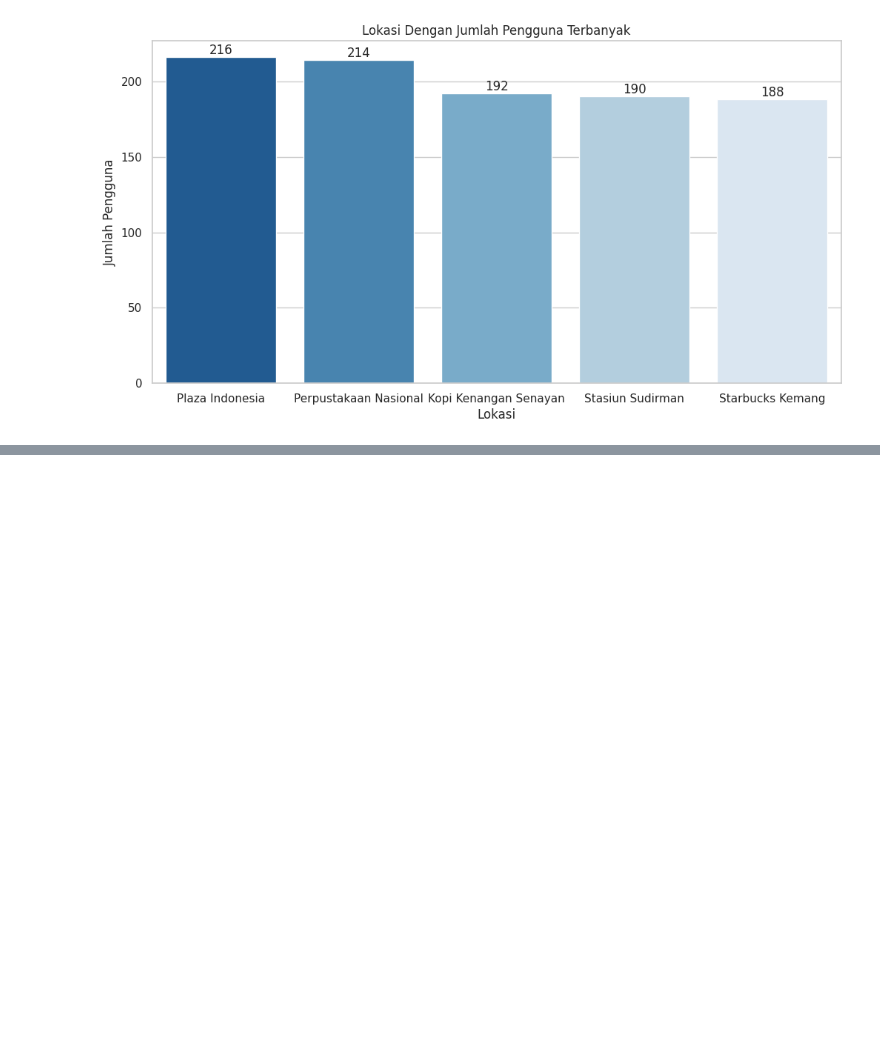
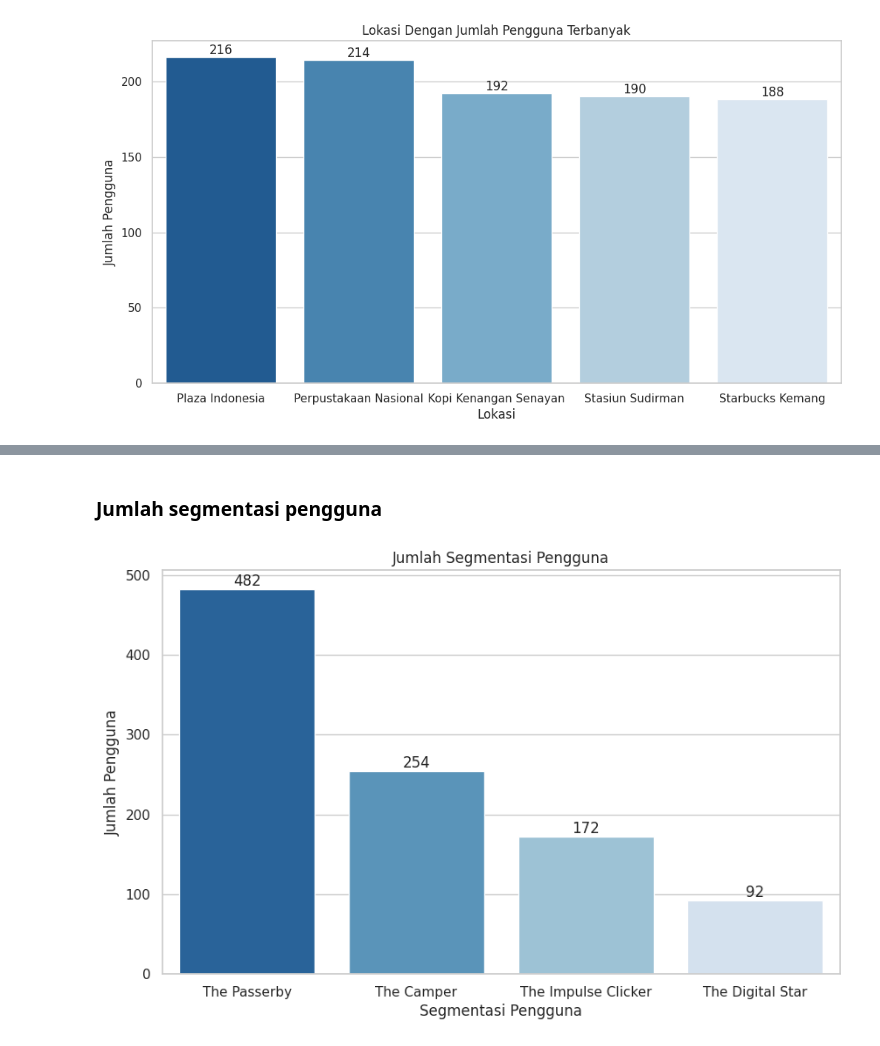
Before and after one commit to Riz2693/Higo-Technical-Test, a Jupyter notebook: 2. Analisis Dan EDA.ipynb, the cells around one changed output, grey strips where cells are left out. Drawn from its saved outputs; the diff is of its cells as text; code cells hidden in the pictures; blank space fills up the shorter version.

```diff
--- a/2. Analisis Dan EDA.ipynb
+++ b/2. Analisis Dan EDA.ipynb
@@ -439,0 +465,33 @@ plt.show()
+# %%
+def tentukan_segmen(row):
+  durasi_tinggi = row['Level Durasi Akses'] == 'Tinggi'
+  ctr_tinggi = row['Level Respons CTR'] == 'Tinggi'
+
+  if durasi_tinggi and not ctr_tinggi:
+    return 'The Camper'
+  elif not durasi_tinggi and ctr_tinggi:
+    return 'The Impulse Clicker'
+  elif durasi_tinggi and ctr_tinggi:
+    return 'The Digital Star'
+  else:
+    return 'The Passerby'
+
+# Menerapkan fungsi ke baris data untuk membuat kolom baru
+df['Segmentasi Pengguna'] = df.apply(tentukan_segmen, axis=1)
+# %% [markdown]
+### **Jumlah segmentasi pengguna**
+# %%
+count_segmen = df['Segmentasi Pengguna'].value_counts()
+
+plt.figure(figsize=(10, 6))
+sns.barplot(x=count_segmen.index, y=count_segmen, palette='Blues_r', hue=count_segmen.index, legend=False)
+plt.xlabel('Segmentasi Pengguna')
+plt.ylabel('Jumlah Pengguna')
+plt.title('Jumlah Segmentasi Pengguna')
+plt.bar_label(plt.gca().containers[0])
+plt.bar_label(plt.gca().containers[1])
+plt.bar_label(plt.gca().containers[2])
+plt.bar_label(plt.gca().containers[3])
+plt.show()
+# %% [output]
+[figure, added]
```
Also changed, not shown: parts of 12 cells of this notebook.
